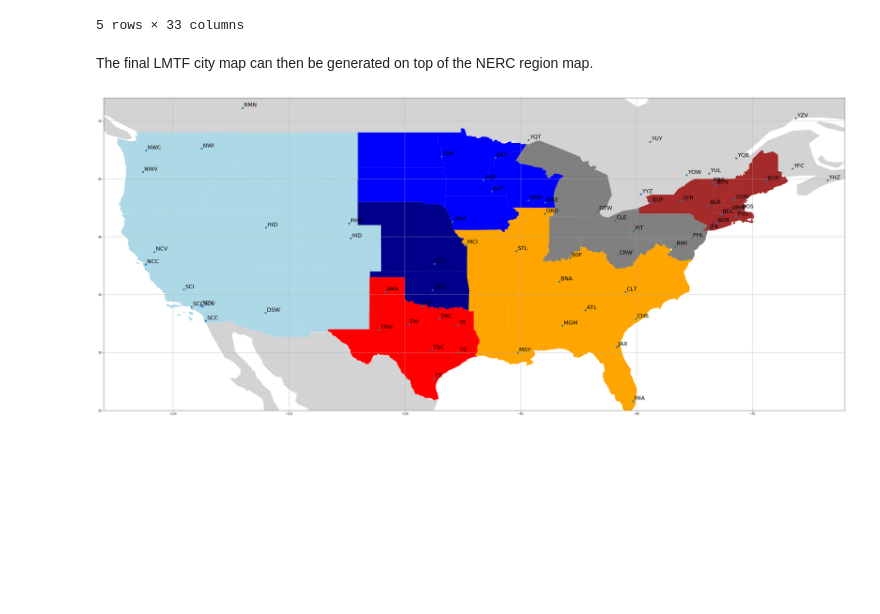
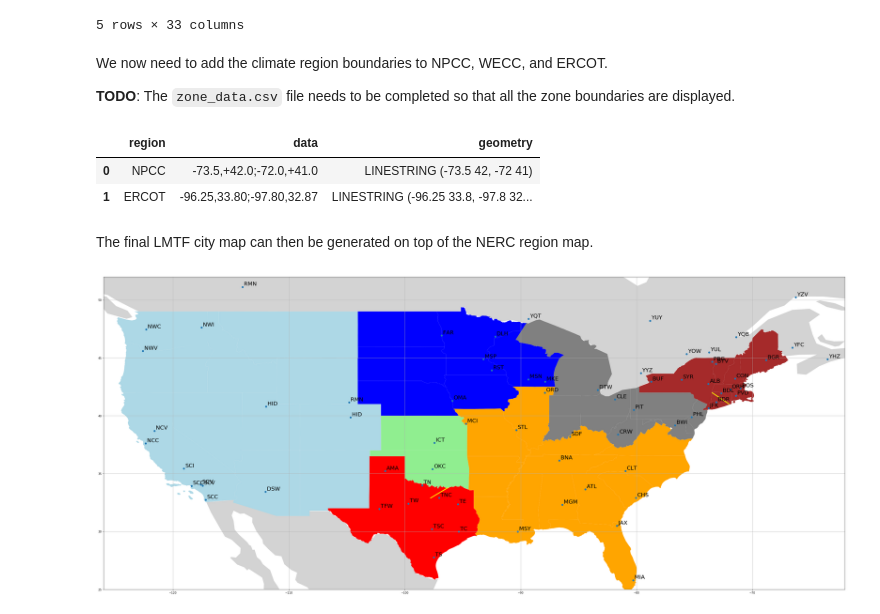
Before and after one commit to slacgismo/loadinsight, a Jupyter notebook: nercmap/NERC Map Generator.ipynb, the cells around one changed output. Drawn from its saved outputs; the diff is of its cells as text; code cells hidden in the pictures; blank space fills up the shorter version.

```diff
--- a/nercmap/NERC Map Generator.ipynb
+++ b/nercmap/NERC Map Generator.ipynb
@@ -142,37 +146,60 @@ cities.head()
 | ATL | 1039707 | 10397 | Hartsfield-Jackson Atlanta Intern... | Atlanta, GA | 34 | ... |
 | AUS | 1042302 | 10423 | Austin - Bergstrom International | Austin, TX | 74 | ... |
 5 rows × 33 columns
+# %% [markdown]
+We now need to add the climate region boundaries to NPCC, WECC, and ERCOT.
+
+**TODO**: The `zone_data.csv` file needs to be completed so that all the zone boundaries are displayed.
+# %%
+from shapely.geometry import LineString
+zones = pd.read_csv("zone_data.csv")
+geometry = []
+for zone in zones.data:
+    lines = []
+    for segment in zone.split(";"):
+        xy = segment.split(",")
+        lines.append([float(xy[0]),float(xy[1])])
+    geometry.append(LineString(lines))
+zones.geometry = geometry
+zones_gdf = gpd.GeoDataFrame(zones)
+zones_gdf.head()
+# %% [output]
+|  | region | data | geometry |
+| 0 | NPCC | -73.5,+42.0;-72.0,+41.0 | LINESTRING (-73.5 42, -72 41) |
+| 1 | ERCOT | -96.25,33.80;-97.80,32.87 | LINESTRING (-96.25 33.8, -97.8 32... |
 # %% [markdown]
 The final LMTF city map can then be generated on top of the NERC region map.
 # %%
 base = nerc_gdf.plot(figsize=(48,36),color="white")
 base = canada_gdf.plot(ax=base,color="lightgrey")
 base = mexico_gdf.plot(ax=base,color="lightgrey")
 base = nerc_gdf[nerc_gdf.NERCarea=="WECC"].plot(ax=base,color="lightblue")
 base = nerc_gdf[nerc_gdf.NERCarea=="ERCOT"].plot(ax=base,color="red")
 base = nerc_gdf[nerc_gdf.NERCarea=="MRO"].plot(ax=base,color="blue")
-base = nerc_gdf[nerc_gdf.NERCarea=="SPP"].plot(ax=base,color="darkblue")
+base = nerc_gdf[nerc_gdf.NERCarea=="SPP"].plot(ax=base,color="lightgreen")
 base = nerc_gdf[nerc_gdf.NERCarea=="SERC"].plot(ax=base,color="orange")
 base = nerc_gdf[nerc_gdf.NERCarea=="RF"].plot(ax=base,color="grey")
 base = nerc_gdf[nerc_gdf.NERCarea=="NPCC"].plot(ax=base,color="brown")
 base = cities.plot(ax=base,marker='o')
 base.set_xlim(-126,-62)
 base.set_ylim(25,52)
 
 # plot cities by airport code
 for region in ["NPCC","RF","MRO","SERC","SPP"]:
     data = cities[cities.region==region]
     for x,y,t in zip(data.geometry.x,data.geometry.y,data.index):
         base.annotate(t,xy=(x,y),xytext=(5,5),textcoords="offset points",fontsize=20)
 
 # plot cities by climate code
 for region in ["ERCOT","WECC"]:
     data = cities[cities.region==region]
     for x,y,t in zip(data.geometry.x,data.geometry.y,data.oldcode):
         base.annotate(t,xy=(x,y),xytext=(5,5),textcoords="offset points",fontsize=20)
 
+base = zones_gdf.plot(ax=base,linewidth=3,edgecolor="yellow")
 base.plot()
+
 plt.grid()
 plt.savefig("lmtfmap.png")
 # %% [output]
-[figure, old version]
+[figure, new version]
```
Also changed, not shown: parts of 2 cells of this notebook.
